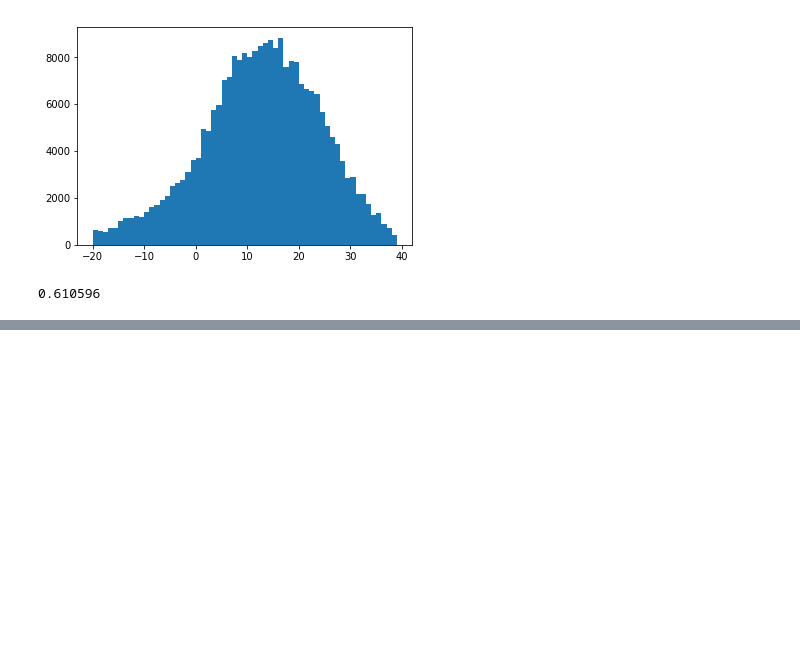
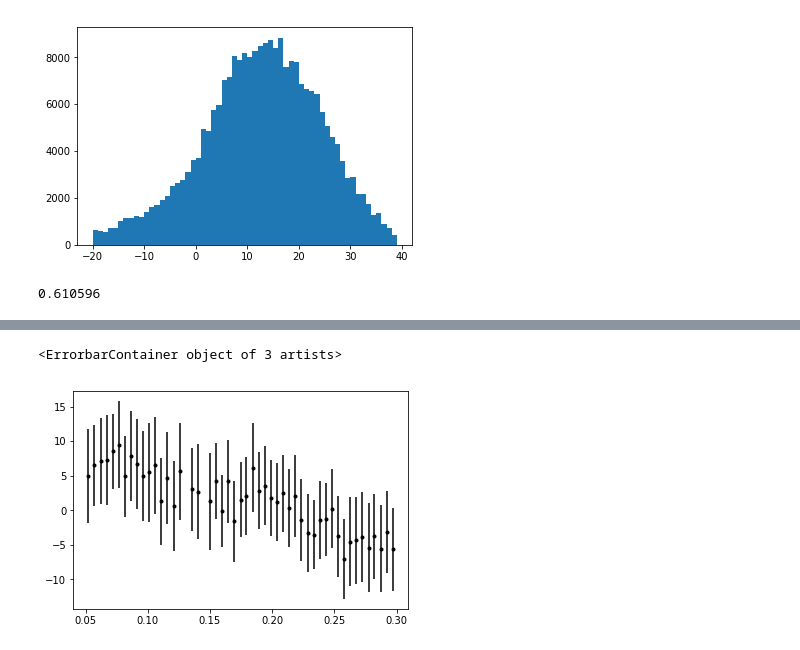
Before and after one commit to benmontet/rm_fits, a Jupyter notebook: notebooks/plot_ha_chains.ipynb, the cells around one changed output, grey strips where cells are left out. Saved outputs shown, nothing was run; the diff lists cells and outputs as text; code cells hidden in the pictures; blank space fills up the shorter version.

```diff
--- a/notebooks/plot_ha_chains.ipynb
+++ b/notebooks/plot_ha_chains.ipynb
@@ -146,0 +158,5 @@ plt.show()
+# %%
+plt.errorbar(time, vels-vels2[0:-4], yerr=np.sqrt(verr**2+verr2[:-4]**2), fmt='k.')
+# %% [output]
+<ErrorbarContainer object of 3 artists>
+[figure, added]
```
Also changed, not shown: parts of 4 cells of this notebook, 2 other files.
